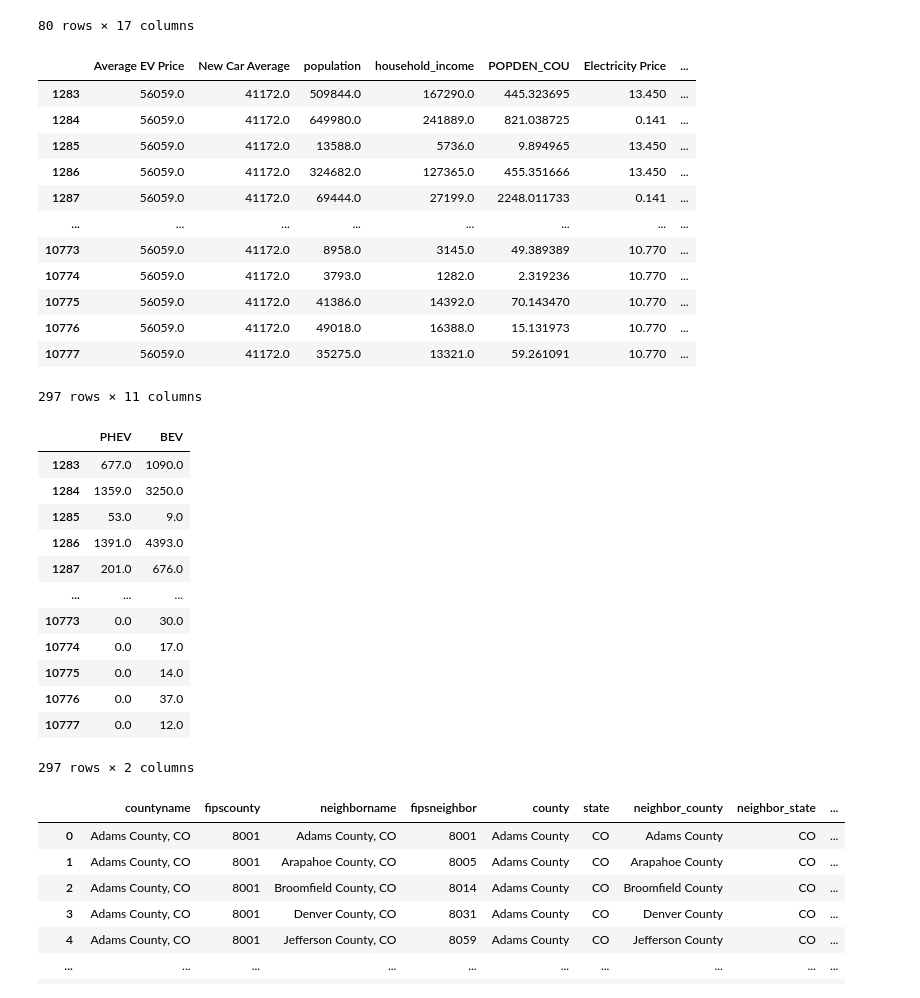
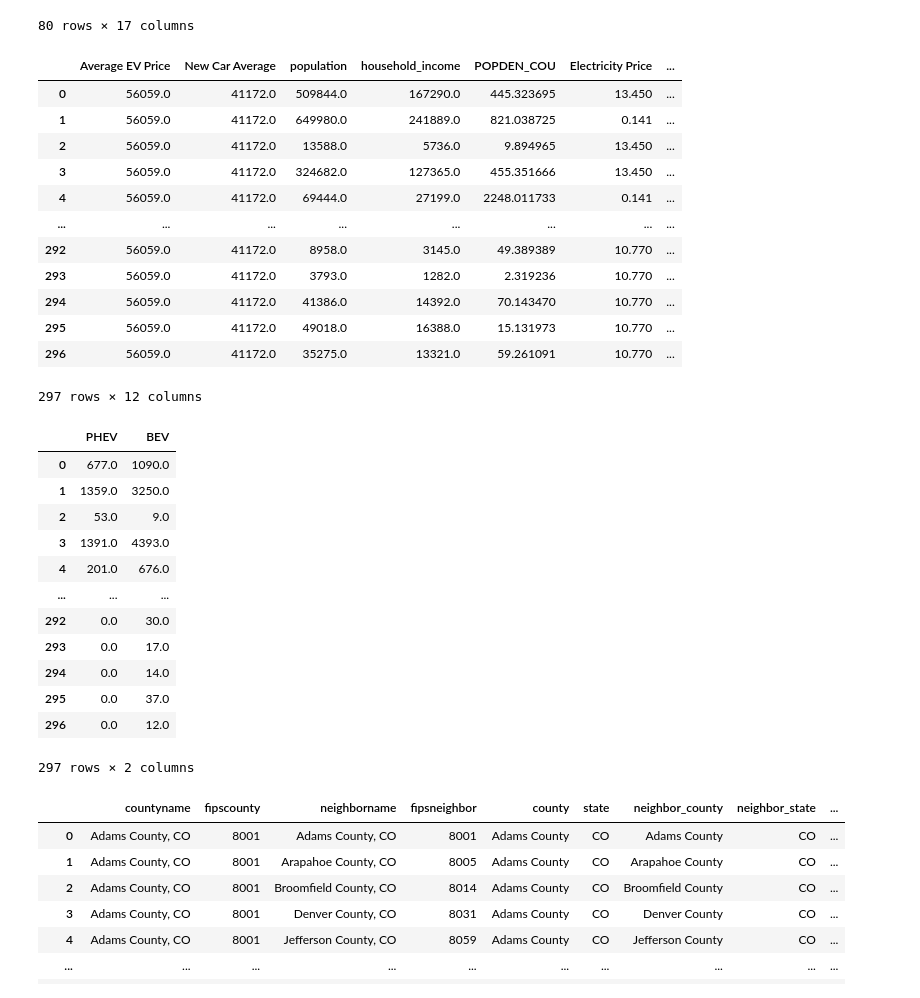
Before and after one commit to shakesy94/ev_adoption_ml, a Jupyter notebook: Preprocessing and Featurization.ipynb, the cells around one changed output. Saved outputs shown, nothing was run; the diff lists cells and outputs as text; code cells hidden in the pictures.

```diff
--- a/Preprocessing and Featurization.ipynb
+++ b/Preprocessing and Featurization.ipynb
@@ -525,3 +525,16 @@ df
 11089 rows × 17 columns
 # %% [markdown]
 # Extract 1 Month for GNN
+# %%
+df = pd.read_csv('./Data/df_all_features_county.csv')
+# Desired prediction var
+predict_label = ['PHEV', 'BEV']
+
+# Drop zip code since it would increase the number of features by ~4k
+# also zip code is highly correlated to population and income
+# Drop registration date since we will change to Unix timestamps
+drop_col = ['state','County', 'Registration Date']
+
+# Get labels of all features
+features = [c for c in df.columns if c not in predict_label + drop_col]
+features
@@ -528,6 +570,7 @@ df
 # %%
 month = '2021-04-01'
 df_m = df[df['Registration Date'] == month]
+df_m = df_m.reset_index(drop=True)
 df_m
 # %% [output]
 |  | Registration Date | County | PHEV | Average EV Price | New Car Average | population | household_income | ... |
@@ -565,27 +604,24 @@ df_m_CO
 | 3329 | 2021-04-01 | Weld County | 591 | 56059 | 41172 | 315389 | ... |
 80 rows × 17 columns
 # %%
-# Remove PHEV from feature list since we incorporated it into the prediction
-features.remove('PHEV')
-
 # store features for each node, n_node x n_features
 df_X_gnn = df_m[features]
 df_X_gnn.to_csv('./Data/df_X_gnn.csv', index = False)
 df_X_gnn
 # %% [output]
 |  | Average EV Price | New Car Average | population | household_income | POPDEN_COU | Electricity Price | ... |
-| 1283 | 56059.0 | 41172.0 | 509844.0 | 167290.0 | 445.323695 | 13.450 | ... |
-| 1284 | 56059.0 | 41172.0 | 649980.0 | 241889.0 | 821.038725 | 0.141 | ... |
-| 1285 | 56059.0 | 41172.0 | 13588.0 | 5736.0 | 9.894965 | 13.450 | ... |
-| 1286 | 56059.0 | 41172.0 | 324682.0 | 127365.0 | 455.351666 | 13.450 | ... |
-| 1287 | 56059.0 | 41172.0 | 69444.0 | 27199.0 | 2248.011733 | 0.141 | ... |
+| 0 | 56059.0 | 41172.0 | 509844.0 | 167290.0 | 445.323695 | 13.450 | ... |
+| 1 | 56059.0 | 41172.0 | 649980.0 | 241889.0 | 821.038725 | 0.141 | ... |
+| 2 | 56059.0 | 41172.0 | 13588.0 | 5736.0 | 9.894965 | 13.450 | ... |
+| 3 | 56059.0 | 41172.0 | 324682.0 | 127365.0 | 455.351666 | 13.450 | ... |
+| 4 | 56059.0 | 41172.0 | 69444.0 | 27199.0 | 2248.011733 | 0.141 | ... |
 | ... | ... | ... | ... | ... | ... | ... | ... |
-| 10773 | 56059.0 | 41172.0 | 8958.0 | 3145.0 | 49.389389 | 10.770 | ... |
-| 10774 | 56059.0 | 41172.0 | 3793.0 | 1282.0 | 2.319236 | 10.770 | ... |
-| 10775 | 56059.0 | 41172.0 | 41386.0 | 14392.0 | 70.143470 | 10.770 | ... |
-| 10776 | 56059.0 | 41172.0 | 49018.0 | 16388.0 | 15.131973 | 10.770 | ... |
-| 10777 | 56059.0 | 41172.0 | 35275.0 | 13321.0 | 59.261091 | 10.770 | ... |
+| 292 | 56059.0 | 41172.0 | 8958.0 | 3145.0 | 49.389389 | 10.770 | ... |
+| 293 | 56059.0 | 41172.0 | 3793.0 | 1282.0 | 2.319236 | 10.770 | ... |
+| 294 | 56059.0 | 41172.0 | 41386.0 | 14392.0 | 70.143470 | 10.770 | ... |
+| 295 | 56059.0 | 41172.0 | 49018.0 | 16388.0 | 15.131973 | 10.770 | ... |
+| 296 | 56059.0 | 41172.0 | 35275.0 | 13321.0 | 59.261091 | 10.770 | ... |
-297 rows × 11 columns
+297 rows × 12 columns
 # %%
 # output values to be predicted at each node, n_node x n_pred
 df_y_gnn = df_m[['PHEV', 'BEV']]
@@ -593,17 +629,17 @@ df_y_gnn.to_csv('./Data/df_y_gnn.csv', index = False)
 df_y_gnn
 # %% [output]
 |  | PHEV | BEV |
-| 1283 | 677.0 | 1090.0 |
-| 1284 | 1359.0 | 3250.0 |
-| 1285 | 53.0 | 9.0 |
-| 1286 | 1391.0 | 4393.0 |
-| 1287 | 201.0 | 676.0 |
+| 0 | 677.0 | 1090.0 |
+| 1 | 1359.0 | 3250.0 |
+| 2 | 53.0 | 9.0 |
+| 3 | 1391.0 | 4393.0 |
+| 4 | 201.0 | 676.0 |
 | ... | ... | ... |
-| 10773 | 0.0 | 30.0 |
-| 10774 | 0.0 | 17.0 |
-| 10775 | 0.0 | 14.0 |
-| 10776 | 0.0 | 37.0 |
-| 10777 | 0.0 | 12.0 |
+| 292 | 0.0 | 30.0 |
+| 293 | 0.0 | 17.0 |
+| 294 | 0.0 | 14.0 |
+| 295 | 0.0 | 37.0 |
+| 296 | 0.0 | 12.0 |
 297 rows × 2 columns
 # %%
 # read adjacency
```
Also changed, not shown: parts of 6 cells of this notebook, 2 other files.
